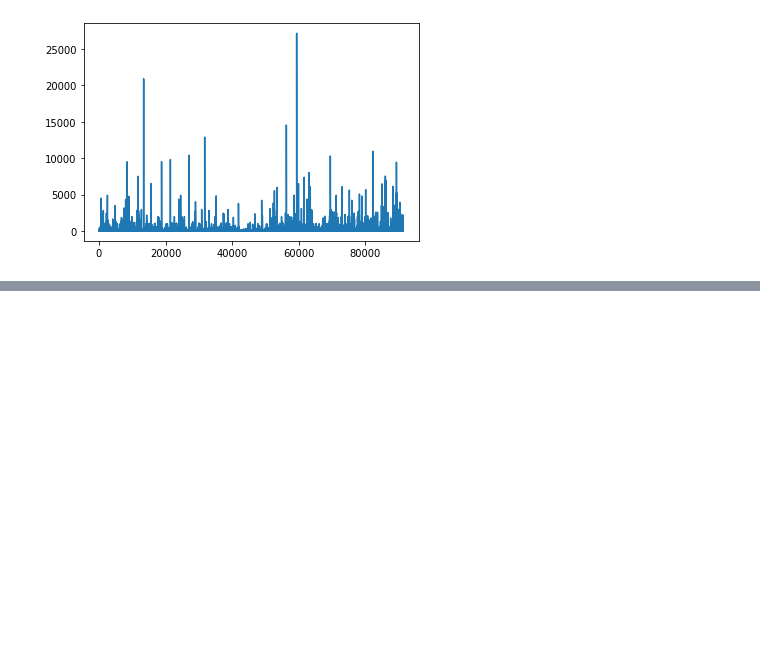
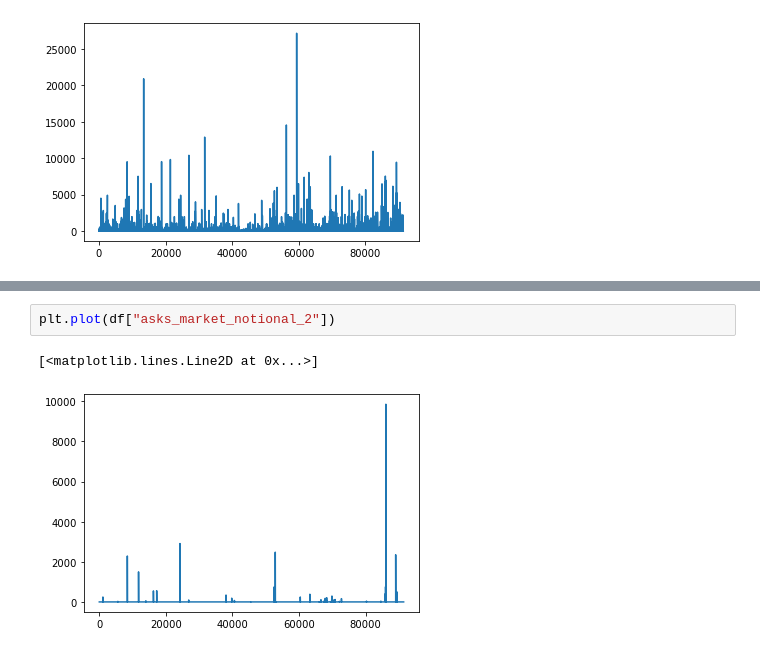
Before and after one commit to martin-sn/MastersThesis, a Jupyter notebook: CryptoTest.ipynb, the cells around one changed output, grey strips where cells are left out. Drawn from its saved outputs; the diff is of its cells as text; blank space fills up the shorter version.

```diff
--- a/CryptoTest.ipynb
+++ b/CryptoTest.ipynb
@@ -149,0 +177,5 @@ plt.plot(df["asks_market_notional_0"])
+# %%
+plt.plot(df["asks_market_notional_2"])
+# %% [output]
+[<matplotlib.lines.Line2D at 0x...>]
+[figure, added]
```
Also changed, not shown: parts of 35 cells of this notebook, 1 other file.
